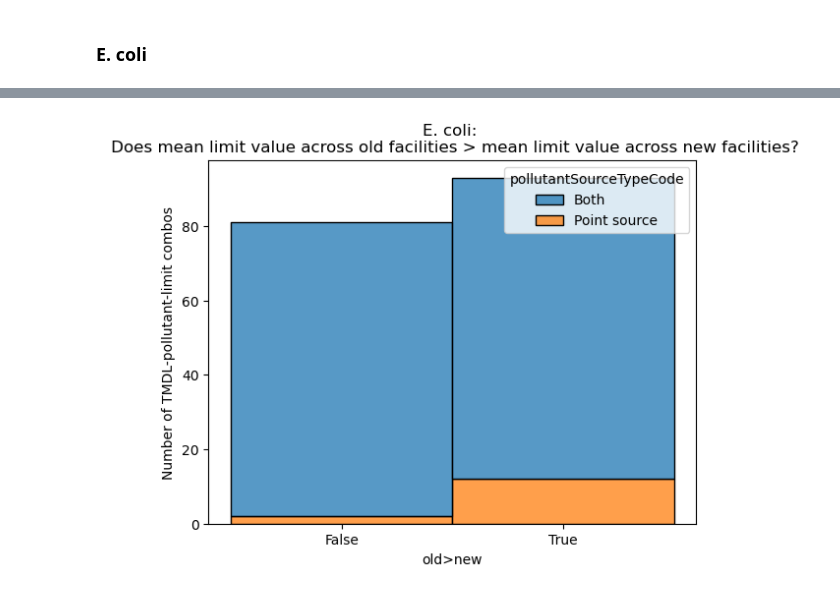
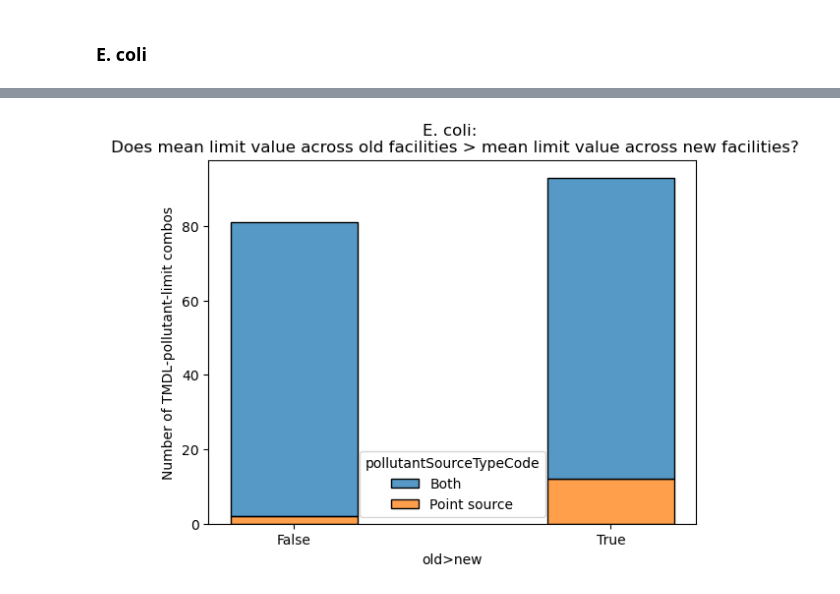
Before and after one commit to reglab/TMDLs_archived, a Jupyter notebook: exploring_grandfathering.ipynb, the cells around one changed output, grey strips where cells are left out. Saved outputs shown, nothing was run; the diff lists cells and outputs as text; code cells hidden in the pictures.

```diff
--- a/exploring_grandfathering.ipynb
+++ b/exploring_grandfathering.ipynb
@@ -245,7 +228,7 @@ results
 # %%
 plt.style.use('default')
 plt.title('E. coli: \n Does mean limit value across old facilities > mean limit value across new facilities?');
 plt.ylabel('Number of TMDL-pollutant-limit combos')
-sns.histplot(data=results[['old>new', 'pollutantSourceTypeCode']], x='old>new', multiple='stack', hue='pollutantSourceTypeCode');
+sns.histplot(data=results[['old>new', 'pollutantSourceTypeCode']], x='old>new', multiple='stack', hue='pollutantSourceTypeCode', shrink=.4);
 # %% [output]
-[figure, old version]
+[figure, new version]
```
Also changed, not shown: parts of 8 cells of this notebook.
